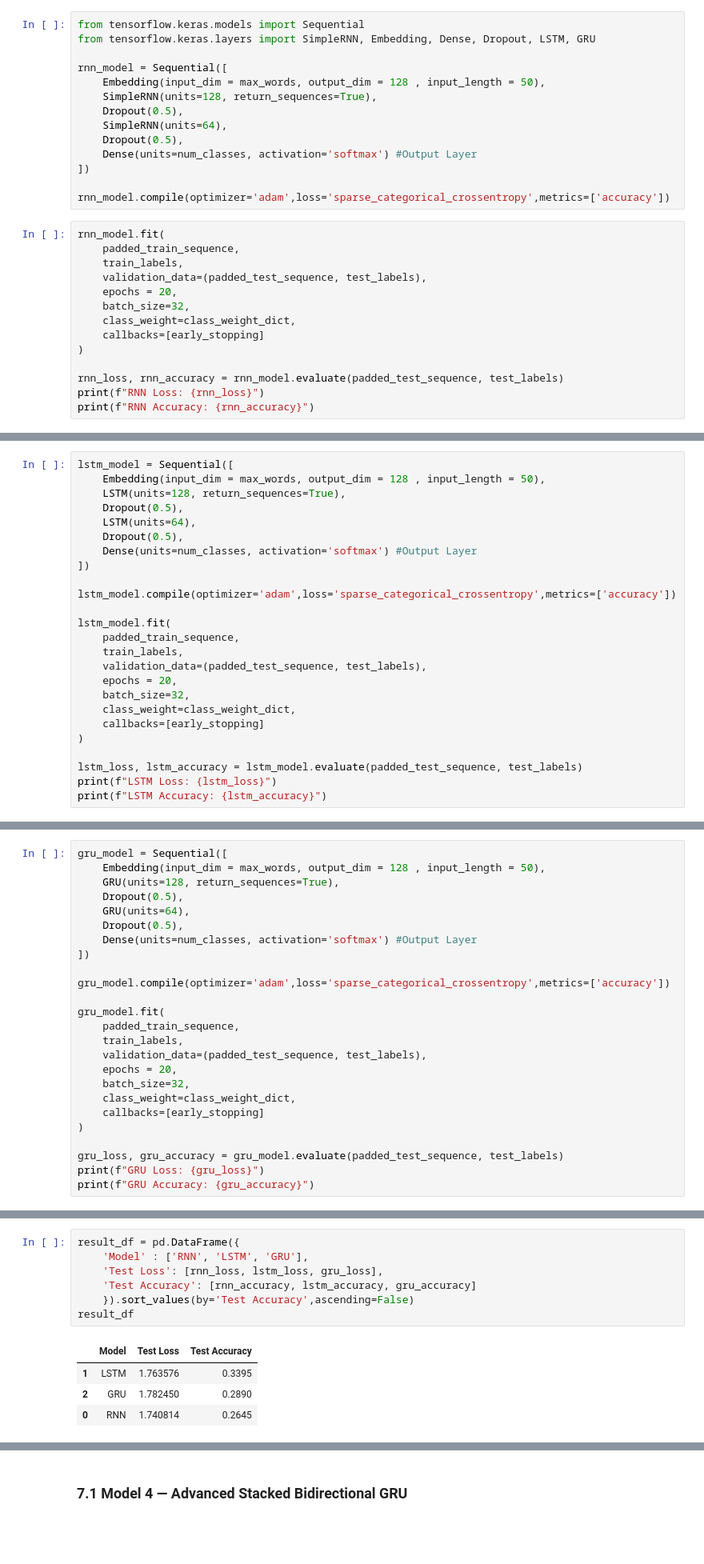
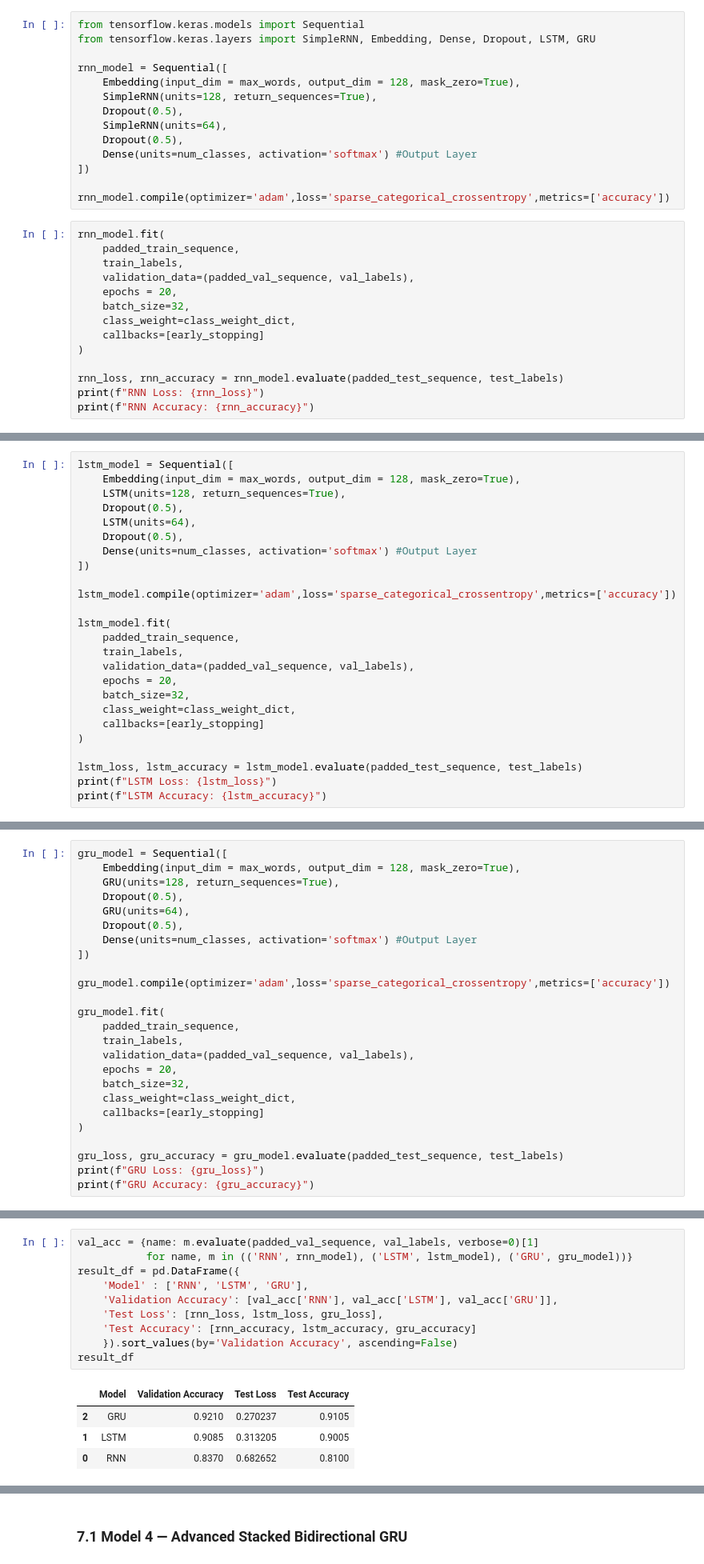
Before and after one commit to araikwar745/NLP_PROJECT_EMOTION_PREDICTION, a Jupyter notebook: final_clean.ipynb, the cells around one changed output, grey strips where cells are left out. Shown at 80% size. Saved outputs shown, nothing was run; the diff lists cells and outputs as text; blank space fills up the shorter version.

```diff
--- a/final_clean.ipynb
+++ b/final_clean.ipynb
@@ -140,7 +162,7 @@ from tensorflow.keras.models import Sequential
 from tensorflow.keras.layers import SimpleRNN, Embedding, Dense, Dropout, LSTM, GRU
 
 rnn_model = Sequential([
-    Embedding(input_dim = max_words, output_dim = 128 , input_length = 50),
+    Embedding(input_dim = max_words, output_dim = 128, mask_zero=True),
     SimpleRNN(units=128, return_sequences=True),
     Dropout(0.5),
     SimpleRNN(units=64),
@@ -153,7 +175,7 @@ rnn_model.compile(optimizer='adam',loss='sparse_categorical_crossentropy',metric
 rnn_model.fit(
     padded_train_sequence,
     train_labels,
-    validation_data=(padded_test_sequence, test_labels),
+    validation_data=(padded_val_sequence, val_labels),
     epochs = 20,
     batch_size=32,
     class_weight=class_weight_dict,
@@ -188,7 +195,7 @@ RNN Accuracy: 0.2644999921321869
 Plain stacked Long Short-Term Memory network.
 # %%
 lstm_model = Sequential([
-    Embedding(input_dim = max_words, output_dim = 128 , input_length = 50),
+    Embedding(input_dim = max_words, output_dim = 128, mask_zero=True),
     LSTM(units=128, return_sequences=True),
     Dropout(0.5),
     LSTM(units=64),
@@ -201,7 +208,7 @@ lstm_model.compile(optimizer='adam',loss='sparse_categorical_crossentropy',metri
 lstm_model.fit(
     padded_train_sequence,
     train_labels,
-    validation_data=(padded_test_sequence, test_labels),
+    validation_data=(padded_val_sequence, val_labels),
     epochs = 20,
     batch_size=32,
     class_weight=class_weight_dict,
@@ -226,7 +226,7 @@ LSTM Accuracy: 0.3395000100135803
 Plain stacked Gated Recurrent Unit network.
 # %%
 gru_model = Sequential([
-    Embedding(input_dim = max_words, output_dim = 128 , input_length = 50),
+    Embedding(input_dim = max_words, output_dim = 128, mask_zero=True),
     GRU(units=128, return_sequences=True),
     Dropout(0.5),
     GRU(units=64),
@@ -239,7 +239,7 @@ gru_model.compile(optimizer='adam',loss='sparse_categorical_crossentropy',metric
 gru_model.fit(
     padded_train_sequence,
     train_labels,
-    validation_data=(padded_test_sequence, test_labels),
+    validation_data=(padded_val_sequence, val_labels),
     epochs = 20,
     batch_size=32,
     class_weight=class_weight_dict,
@@ -265,15 +258,18 @@ Rank foundational models to pick the best base cell for Phase 2.
 # %%
+val_acc = {name: m.evaluate(padded_val_sequence, val_labels, verbose=0)[1]
+           for name, m in (('RNN', rnn_model), ('LSTM', lstm_model), ('GRU', gru_model))}
 result_df = pd.DataFrame({
     'Model' : ['RNN', 'LSTM', 'GRU'],
+    'Validation Accuracy': [val_acc['RNN'], val_acc['LSTM'], val_acc['GRU']],
     'Test Loss': [rnn_loss, lstm_loss, gru_loss],
     'Test Accuracy': [rnn_accuracy, lstm_accuracy, gru_accuracy]
-    }).sort_values(by='Test Accuracy',ascending=False)
+    }).sort_values(by='Validation Accuracy', ascending=False)
 result_df
 # %% [output]
-|  | Model | Test Loss | Test Accuracy |
-| 1 | LSTM | 1.763576 | 0.3395 |
-| 2 | GRU | 1.782450 | 0.2890 |
-| 0 | RNN | 1.740814 | 0.2645 |
+|  | Model | Validation Accuracy | Test Loss | Test Accuracy |
+| 2 | GRU | 0.9210 | 0.270237 | 0.9105 |
+| 1 | LSTM | 0.9085 | 0.313205 | 0.9005 |
+| 0 | RNN | 0.8370 | 0.682652 | 0.8100 |
 # %% [markdown]
 ## 7. Phase 2 — Advanced Bidirectional GRU
 Enhance GRU with Bidirectional layers, 300D embeddings, and 0.5 dropout regularization.
```
Also changed, not shown: parts of 19 cells of this notebook, 11 other files.
